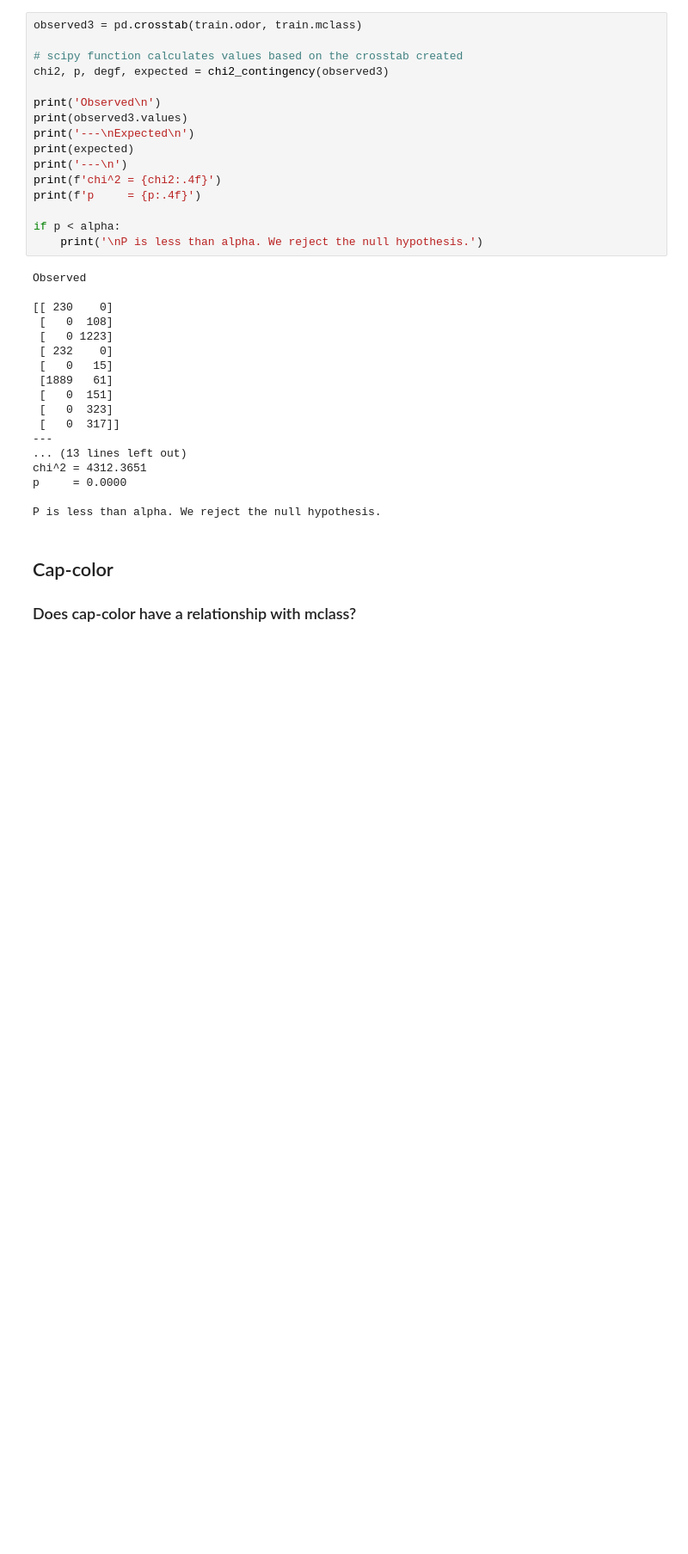
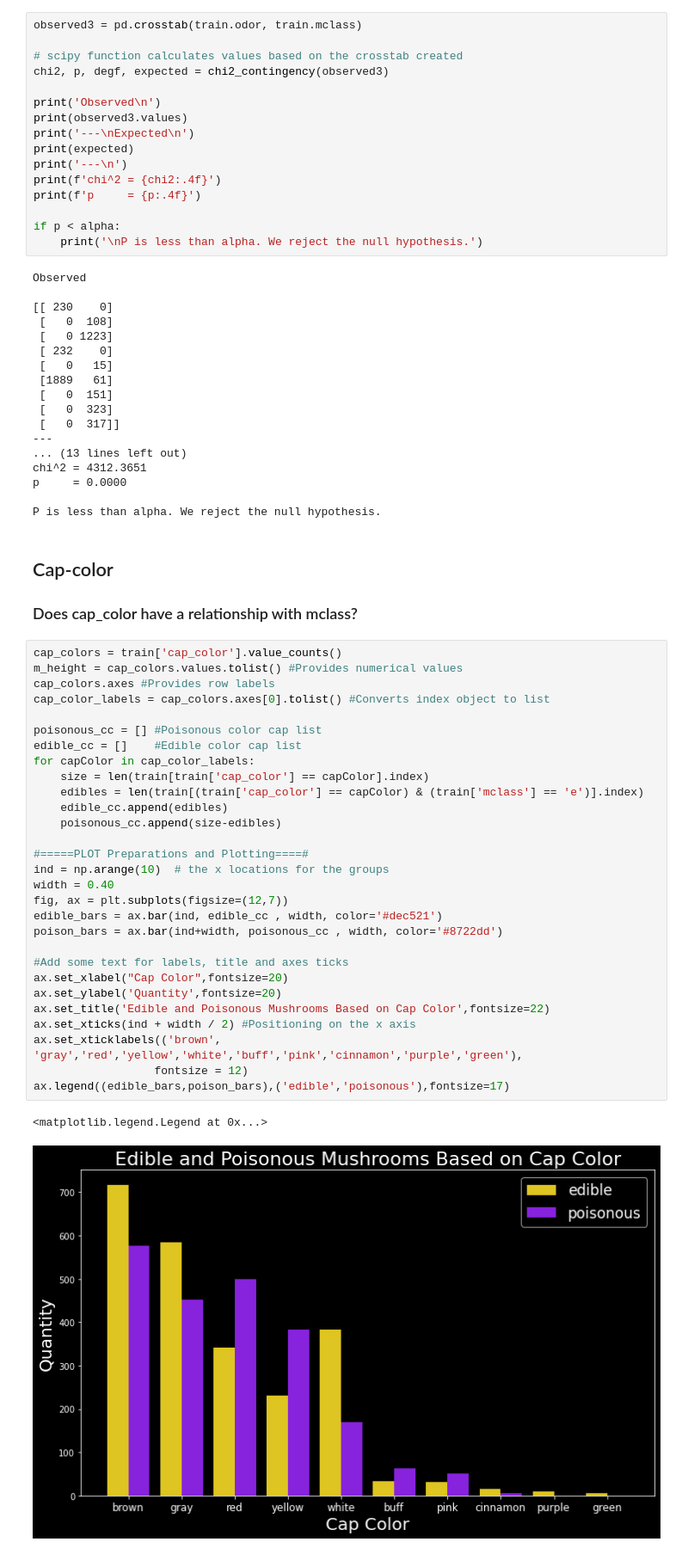
Before and after one commit to paigerackley/mushroom-classification-project, a Jupyter notebook: scratchbook.ipynb, the cells around one changed output. Shown at 86% size. Drawn from its saved outputs; the diff is of its cells as text; blank space fills up the shorter version.

```diff
--- a/scratchbook.ipynb
+++ b/scratchbook.ipynb
@@ -271,5 +309,37 @@ P is less than alpha. We reject the null hypothesis.
 # %% [markdown]
 ## Cap-color
 
-### Does cap-color have a relationship with mclass?
+### Does cap_color have a relationship with mclass?
+# %%
+cap_colors = train['cap_color'].value_counts()
+m_height = cap_colors.values.tolist() #Provides numerical values
+cap_colors.axes #Provides row labels
+cap_color_labels = cap_colors.axes[0].tolist() #Converts index object to list
+
+poisonous_cc = [] #Poisonous color cap list
+edible_cc = []    #Edible color cap list
+for capColor in cap_color_labels:
+    size = len(train[train['cap_color'] == capColor].index)
+    edibles = len(train[(train['cap_color'] == capColor) & (train['mclass'] == 'e')].index)
+    edible_cc.append(edibles)
+    poisonous_cc.append(size-edibles)
+
+#=====PLOT Preparations and Plotting====#
+ind = np.arange(10)  # the x locations for the groups
+width = 0.40
+fig, ax = plt.subplots(figsize=(12,7))
+edible_bars = ax.bar(ind, edible_cc , width, color='#dec521')
+poison_bars = ax.bar(ind+width, poisonous_cc , width, color='#8722dd')
+
+#Add some text for labels, title and axes ticks
+ax.set_xlabel("Cap Color",fontsize=20)
+ax.set_ylabel('Quantity',fontsize=20)
+ax.set_title('Edible and Poisonous Mushrooms Based on Cap Color',fontsize=22)
+ax.set_xticks(ind + width / 2) #Positioning on the x axis
+ax.set_xticklabels(('brown', 'gray','red','yellow','white','buff','pink','cinnamon','purple','green'),
+                  fontsize = 12)
+ax.legend((edible_bars,poison_bars),('edible','poisonous'),fontsize=17)
+# %% [output]
+<matplotlib.legend.Legend at 0x...>
+[figure, added]
 # %%
```
Also changed, not shown: parts of 3 cells of this notebook.
